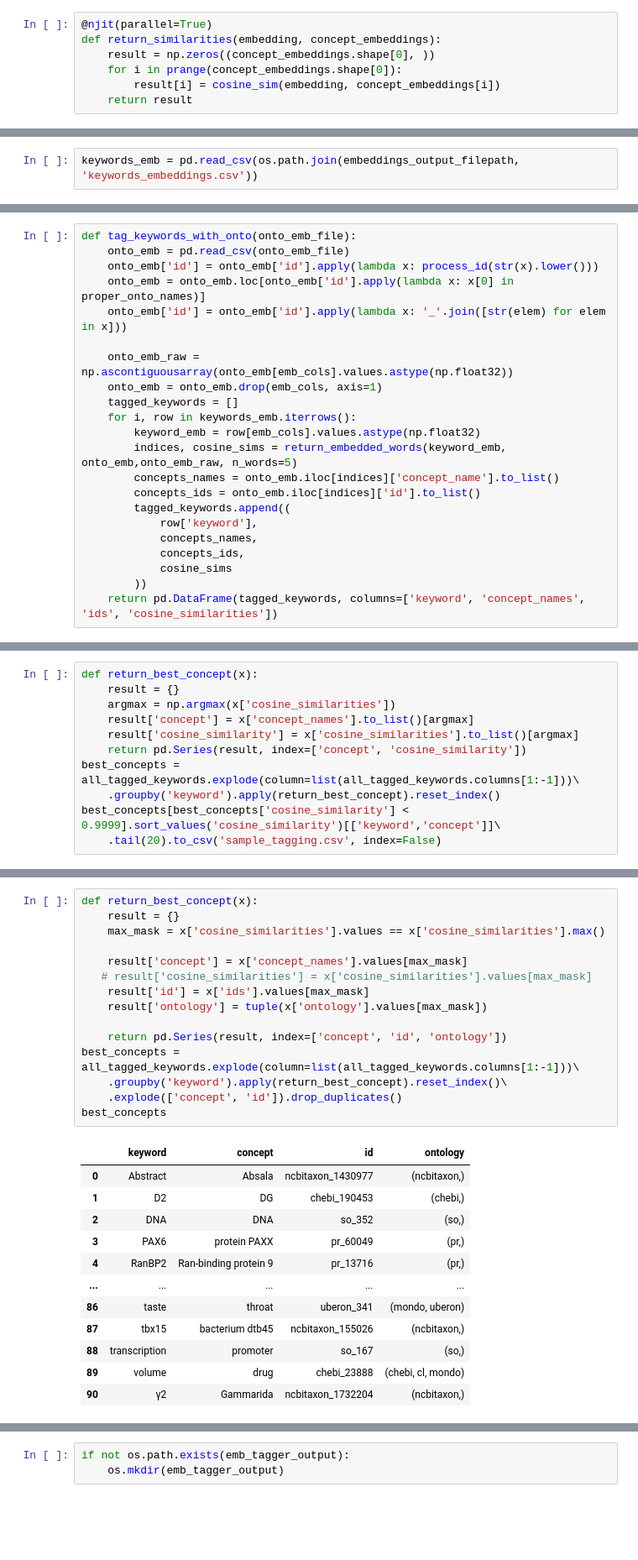
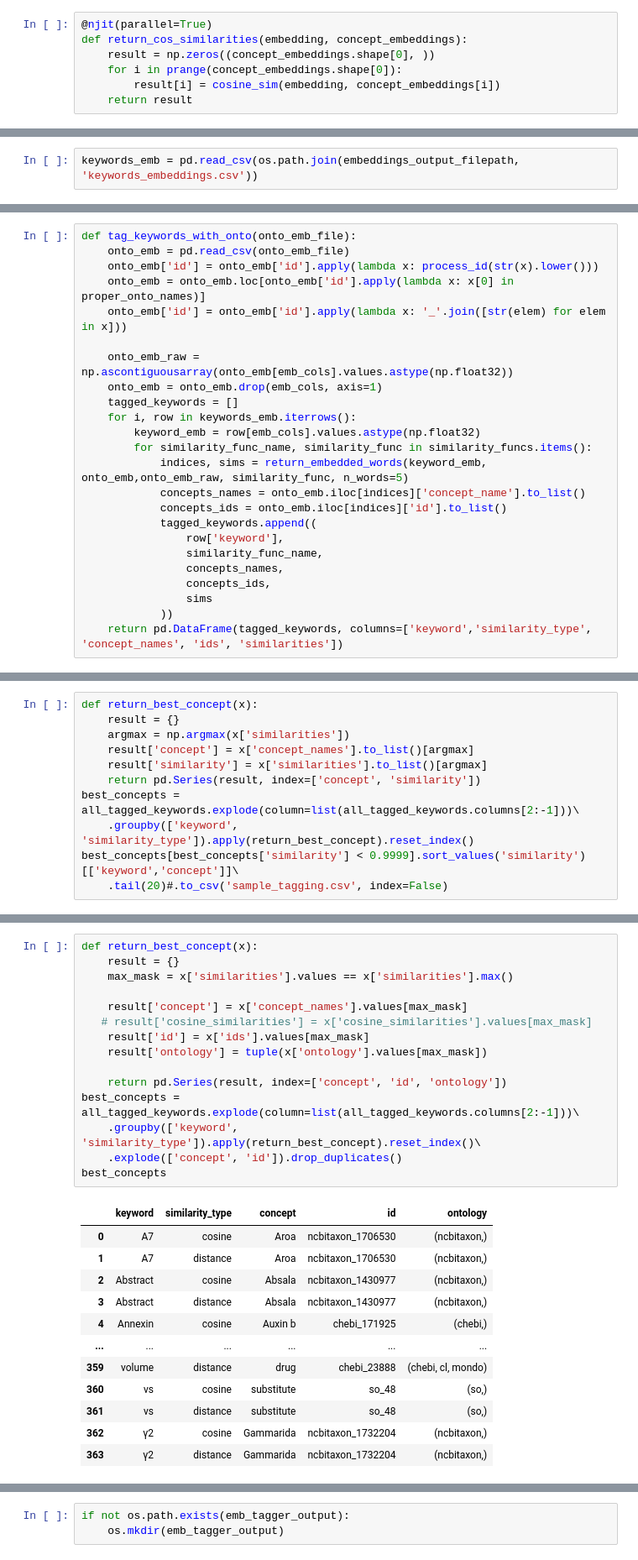
Before and after one commit to hadaszm/NLP, a Jupyter notebook: 0.REFACTOR/code-project2/3.TAGGING/emb_tagger/tagging_craft.ipynb, the cells around one changed output, grey strips where cells are left out. Shown: that part at 84% size. Drawn from its saved outputs; the diff is of its cells as text; blank space fills up the shorter version.

```diff
--- a/0.REFACTOR/code-project2/3.TAGGING/emb_tagger/tagging_craft.ipynb
+++ b/0.REFACTOR/code-project2/3.TAGGING/emb_tagger/tagging_craft.ipynb
@@ -13,7 +34,7 @@ def cosine_sim(a, b):
 [cosine_sim(np.random.normal(size=(800,)),np.random.normal(size=(800,))) for _ in range(20000)];
 # %%
 @njit(parallel=True)
-def return_similarities(embedding, concept_embeddings):
+def return_cos_similarities(embedding, concept_embeddings):
     result = np.zeros((concept_embeddings.shape[0], ))
     for i in prange(concept_embeddings.shape[0]):
         result[i] = cosine_sim(embedding, concept_embeddings[i])
@@ -78,13 +97,15 @@ def tag_keywords_with_onto(onto_emb_file):
     tagged_keywords = []
     for i, row in keywords_emb.iterrows():
         keyword_emb = row[emb_cols].values.astype(np.float32)
-        indices, cosine_sims = return_embedded_words(keyword_emb, onto_emb,onto_emb_raw, n_words=5)
-        concepts_names = onto_emb.iloc[indices]['concept_name'].to_list()
-        concepts_ids = onto_emb.iloc[indices]['id'].to_list()
-        tagged_keywords.append((
-            row['keyword'],
-            concepts_names,
-            concepts_ids,
-            cosine_sims
-        ))
-    return pd.DataFrame(tagged_keywords, columns=['keyword', 'concept_names', 'ids', 'cosine_similarities'])
+        for similarity_func_name, similarity_func in similarity_funcs.items():
+            indices, sims = return_embedded_words(keyword_emb, onto_emb,onto_emb_raw, similarity_func, n_words=5)
+            concepts_names = onto_emb.iloc[indices]['concept_name'].to_list()
+            concepts_ids = onto_emb.iloc[indices]['id'].to_list()
+            tagged_keywords.append((
+                row['keyword'],
+                similarity_func_name,
+                concepts_names,
+                concepts_ids,
+                sims
+            ))
+    return pd.DataFrame(tagged_keywords, columns=['keyword','similarity_type', 'concept_names', 'ids', 'similarities'])
@@ -154,11 +169,11 @@ example.explode(column=list(example.columns[1:-1])).sort_values('cosine_similari
 # %%
 def return_best_concept(x):
     result = {}
-    argmax = np.argmax(x['cosine_similarities'])
+    argmax = np.argmax(x['similarities'])
     result['concept'] = x['concept_names'].to_list()[argmax]
-    result['cosine_similarity'] = x['cosine_similarities'].to_list()[argmax]
-    return pd.Series(result, index=['concept', 'cosine_similarity'])
-best_concepts = all_tagged_keywords.explode(column=list(all_tagged_keywords.columns[1:-1]))\
-    .groupby('keyword').apply(return_best_concept).reset_index()
-best_concepts[best_concepts['cosine_similarity'] < 0.9999].sort_values('cosine_similarity')[['keyword','concept']]\
-    .tail(20).to_csv('sample_tagging.csv', index=False)
+    result['similarity'] = x['similarities'].to_list()[argmax]
+    return pd.Series(result, index=['concept', 'similarity'])
+best_concepts = all_tagged_keywords.explode(column=list(all_tagged_keywords.columns[2:-1]))\
+    .groupby(['keyword', 'similarity_type']).apply(return_best_concept).reset_index()
+best_concepts[best_concepts['similarity'] < 0.9999].sort_values('similarity')[['keyword','concept']]\
+    .tail(20)#.to_csv('sample_tagging.csv', index=False)
@@ -165,28 +198,28 @@ best_concepts[best_concepts['cosine_similarity'] < 0.9999].sort_values('cosine_s
 # %%
 def return_best_concept(x):
     result = {}
-    max_mask = x['cosine_similarities'].values == x['cosine_similarities'].max()
+    max_mask = x['similarities'].values == x['similarities'].max()
 
     result['concept'] = x['concept_names'].values[max_mask]
    # result['cosine_similarities'] = x['cosine_similarities'].values[max_mask]
     result['id'] = x['ids'].values[max_mask]
     result['ontology'] = tuple(x['ontology'].values[max_mask])
 
     return pd.Series(result, index=['concept', 'id', 'ontology'])
-best_concepts = all_tagged_keywords.explode(column=list(all_tagged_keywords.columns[1:-1]))\
-    .groupby('keyword').apply(return_best_concept).reset_index()\
+best_concepts = all_tagged_keywords.explode(column=list(all_tagged_keywords.columns[2:-1]))\
+    .groupby(['keyword', 'similarity_type']).apply(return_best_concept).reset_index()\
     .explode(['concept', 'id']).drop_duplicates()
 best_concepts
 # %% [output]
-|  | keyword | concept | id | ontology |
-| 0 | Abstract | Absala | ncbitaxon_1430977 | (ncbitaxon,) |
-| 1 | D2 | DG | chebi_190453 | (chebi,) |
-| 2 | DNA | DNA | so_352 | (so,) |
-| 3 | PAX6 | protein PAXX | pr_60049 | (pr,) |
-| 4 | RanBP2 | Ran-binding protein 9 | pr_13716 | (pr,) |
-| ... | ... | ... | ... | ... |
-| 86 | taste | throat | uberon_341 | (mondo, uberon) |
-| 87 | tbx15 | bacterium dtb45 | ncbitaxon_155026 | (ncbitaxon,) |
-| 88 | transcription | promoter | so_167 | (so,) |
-| 89 | volume | drug | chebi_23888 | (chebi, cl, mondo) |
-| 90 | γ2 | Gammarida | ncbitaxon_1732204 | (ncbitaxon,) |
+|  | keyword | similarity_type | concept | id | ontology |
+| 0 | A7 | cosine | Aroa | ncbitaxon_1706530 | (ncbitaxon,) |
+| 1 | A7 | distance | Aroa | ncbitaxon_1706530 | (ncbitaxon,) |
+| 2 | Abstract | cosine | Absala | ncbitaxon_1430977 | (ncbitaxon,) |
+| 3 | Abstract | distance | Absala | ncbitaxon_1430977 | (ncbitaxon,) |
+| 4 | Annexin | cosine | Auxin b | chebi_171925 | (chebi,) |
+| ... | ... | ... | ... | ... | ... |
+| 359 | volume | distance | drug | chebi_23888 | (chebi, cl, mondo) |
+| 360 | vs | cosine | substitute | so_48 | (so,) |
+| 361 | vs | distance | substitute | so_48 | (so,) |
+| 362 | γ2 | cosine | Gammarida | ncbitaxon_1732204 | (ncbitaxon,) |
+| 363 | γ2 | distance | Gammarida | ncbitaxon_1732204 | (ncbitaxon,) |
```
Also changed, not shown: parts of 15 cells of this notebook, 11 other files.
